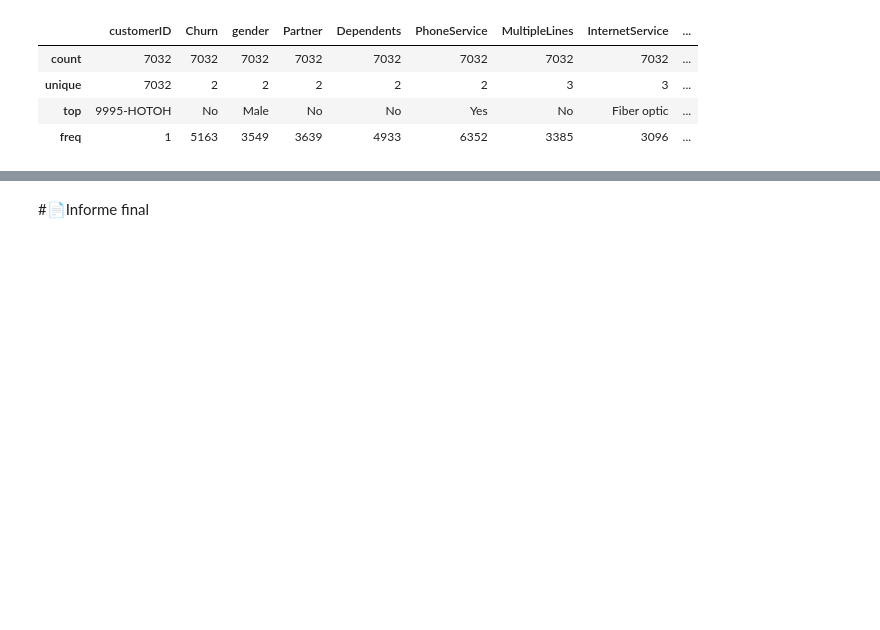
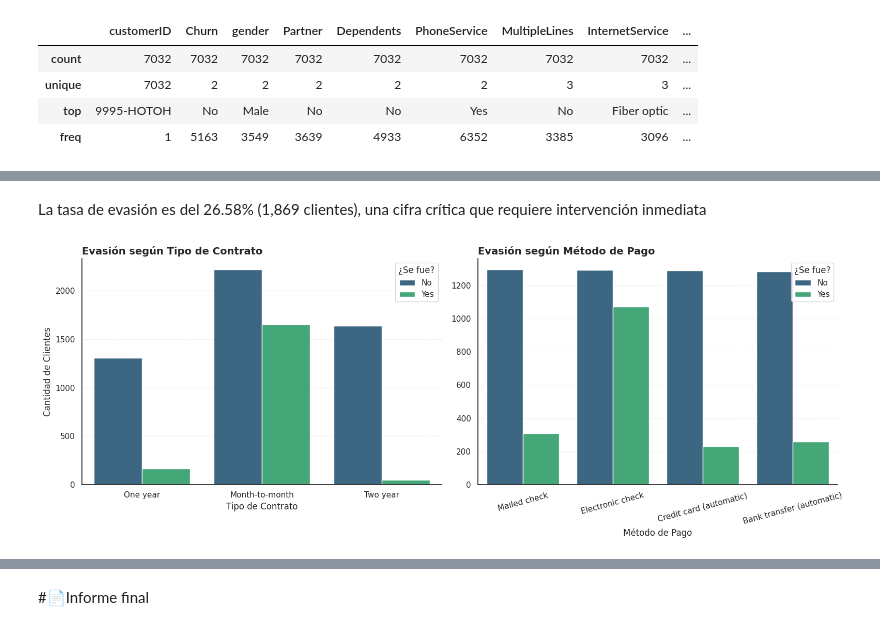
Before and after one commit to Nicolas9529/challenge2-data-science-LATAM, a Jupyter notebook: TelecomX_LATAM.ipynb, the cells around one changed output, grey strips where cells are left out. Cells and saved outputs as stored; diff of their text form; code cells hidden in the pictures; blank space fills up the shorter version.

```diff
--- a/TelecomX_LATAM.ipynb
+++ b/TelecomX_LATAM.ipynb
@@ -220,0 +257,28 @@ RESUMEN DE VARIABLES CATEGÓRICAS:
+# %% [markdown]
+La tasa de evasión es del 26.58% (1,869 clientes), una cifra crítica que requiere intervención inmediata
+# %%
+sns.set_theme(style="white")
+fig, axs = plt.subplots(1, 2, figsize=(16, 6))
+
+sns.countplot(data=df_completo, x='Contract', hue='Churn', ax=axs[0], palette='viridis')
+axs[0].set_title('Evasión según Tipo de Contrato', fontsize=14, fontweight='bold', loc='left')
+axs[0].set_xlabel('Tipo de Contrato')
+axs[0].set_ylabel('Cantidad de Clientes')
+axs[0].legend(title='¿Se fue?')
+
+sns.countplot(data=df_completo, x='PaymentMethod', hue='Churn', ax=axs[1], palette='viridis')
+axs[1].set_title('Evasión según Método de Pago', fontsize=14, fontweight='bold', loc='left')
+axs[1].set_xlabel('Método de Pago')
+axs[1].set_ylabel('')
+plt.xticks(rotation=15)
+axs[1].legend(title='¿Se fue?')
+
+for ax in axs:
+    ax.spines['top'].set_visible(False)
+    ax.spines['right'].set_visible(False)
+    ax.grid(axis='y', linestyle='--', alpha=0.3)
+
+plt.tight_layout()
+plt.show()
+# %% [output]
+[figure, added]
```
Also changed, not shown: parts of 34 cells of this notebook.
